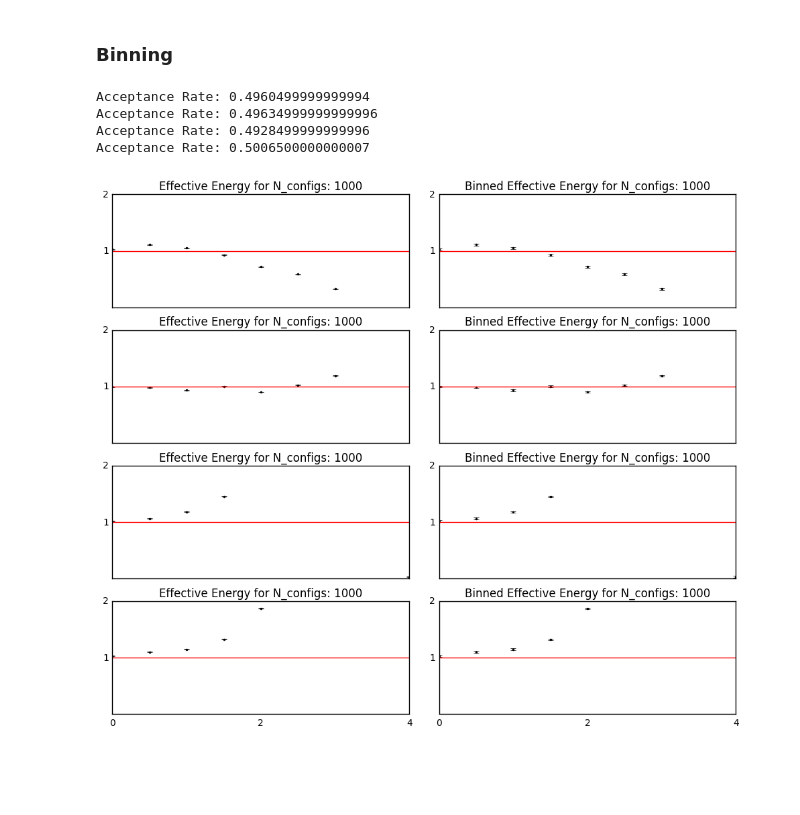
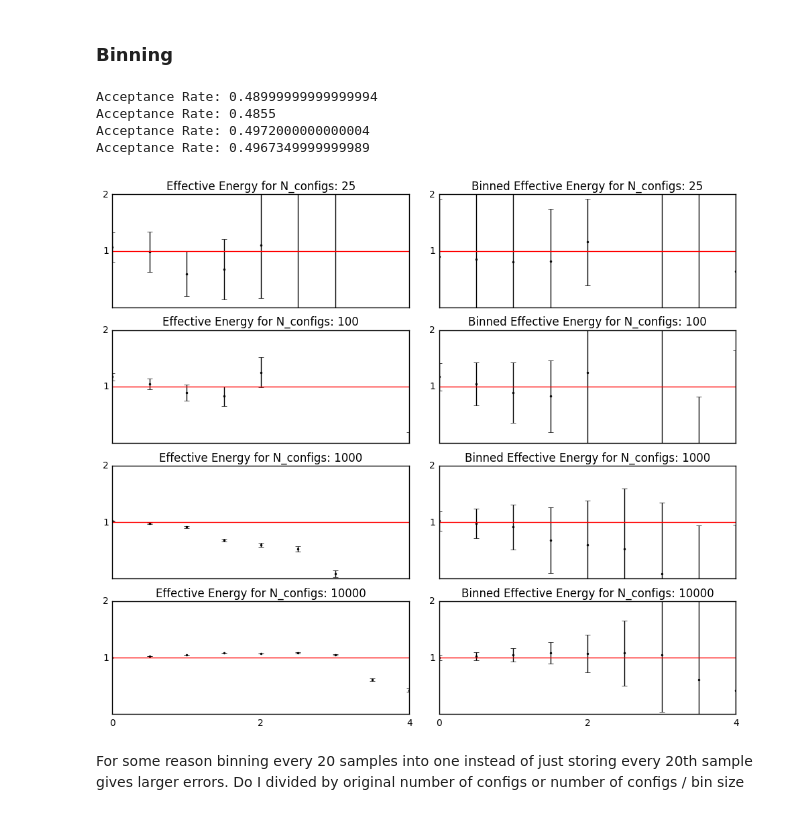
Before and after one commit to Shaun252/latticeQCD_novices, a Jupyter notebook: exercise_4.ipynb, the cells around one changed output. Cells and saved outputs as stored; diff of their text form; code cells hidden in the pictures; blank space fills up the shorter version.

```diff
--- a/exercise_4.ipynb
+++ b/exercise_4.ipynb
@@ -101,8 +101,8 @@ def binning(g, bin_size):
 
 def analysis_binned(n_sites, n_cfs_arr, v, m, a, dx, n_corr, bin_size, harmonic=True):
 
-    rows = int(np.ceil(len(n_cfs_arr)/2))
-    fig, axs =  plt.subplots(nrows=2*rows, ncols=rows, sharex='col', figsize=(12, 10), dpi=100)
+    rows = len(n_cfs_arr)
+    fig, axs =  plt.subplots(nrows=rows, ncols=2, sharex='col', figsize=(12, 10), dpi=100)
     fig.subplots_adjust(wspace=0.1, hspace=0.2)
     ax = axs.flat
 
@@ -110,25 +110,34 @@ def analysis_binned(n_sites, n_cfs_arr, v, m, a, dx, n_corr, bin_size, harmonic=
         gn, acc = markov_chain(n_sites=n_sites, n_configs=n_configs, v=v, m=m, a=a, dx=dx, n_corr=n_corr)
         binned_g = binning(g=gn, bin_size=bin_size)
 
-
+        ######################################################################################################
+        #Not Binned#
 
         avg = np.mean(gn,0)
         err = np.std(gn,0) / np.sqrt(n_configs)
         avg_shift = np.roll(avg, -1)
+        err_shift = np.roll(err, -1)
 
-        bin_avg = np.mean(binned_g,0)
-        bin_err = np.std(binned_g,0) / np.sqrt(n_configs/bin_size)
-        bin_avg_shift = np.roll(bin_avg, -1)
+        E_eff = np.log(np.divide(avg,avg_shift)) / a
+        E_eff_err = np.sqrt(np.divide(err, avg)**2 + np.divide(err_shift, avg_shift)**2)/ a / np.sqrt(n_configs/bin_size)
+
+        #######################################################################################################
+        #Binned#
+
+        avg_binned = np.mean(binned_g, 0)
+        err_binned = np.std(binned_g, 0)
+        avg_shift_binned = np.roll(avg_binned, -1)
+        err_shift_binned = np.roll(err_binned, -1)
+
+        E_eff_binned = np.log(np.divide(avg_binned, avg_shift_binned)) / a
+        E_eff_err_binned = np.sqrt(np.divide(err_binned, avg_binned)**2 + np.divide(err_shift_binned, avg_shift_binned)**2)/ a / np.sqrt(n_configs/bin_size)
 
 
         t = np.arange(0, n_sites * a, a)
-        E_eff = np.log(np.divide(avg,avg_shift)) / a
-        bin_E_eff = np.log(np.divide(bin_avg,bin_avg_shift)) / a
-
 
         ax[2*i].set_xlim(0, 4)
         ax[2*i].set_ylim(0, 2)
-        ax[2*i].errorbar(t, E_eff, yerr=err, fmt='o',  markersize=2, color='k')
+        ax[2*i].errorbar(t, E_eff, yerr=E_eff_err, fmt='o',  markersize=2, color='k')
         ax[2*i].tick_params(bottom="off", top="off", left="off", right="off")
         ax[2*i].set_title("Effective Energy for N_configs: " + str(n_configs))
         ax[2*i].set_xticks([0, 2, 4])
@@ -140,7 +149,7 @@ def analysis_binned(n_sites, n_cfs_arr, v, m, a, dx, n_corr, bin_size, harmonic=
 
         ax[2*i+1].set_xlim(0, 4)
         ax[2*i+1].set_ylim(0, 2)
-        ax[2*i+1].errorbar(t, bin_E_eff, yerr=bin_err, fmt='o',  markersize=2, color='k')
+        ax[2*i+1].errorbar(t, E_eff_binned, yerr=E_eff_err_binned, fmt='o',  markersize=2, color='k')
         ax[2*i+1].tick_params(bottom="off", top="off", left="off", right="off")
         ax[2*i+1].set_title("Binned Effective Energy for N_configs: " + str(n_configs))
         ax[2*i+1].set_xticks([0, 2, 4])
@@ -153,10 +162,12 @@ def analysis_binned(n_sites, n_cfs_arr, v, m, a, dx, n_corr, bin_size, harmonic=
         print("Acceptance Rate: " + str(acc))
     plt.show()
 # %%
-analysis_binned(n_sites=20, n_cfs_arr=[1000,1000,1000,1000], v=v_sho, m=1, a=0.5, dx=1.4, n_corr=1, bin_size = 20)
+analysis_binned(n_sites=20, n_cfs_arr=[25,100,1000,10000], v=v_sho, m=1, a=0.5, dx=1.4, n_corr=1, bin_size = 20)
 # %% [output]
-Acceptance Rate: 0.4960499999999994
-Acceptance Rate: 0.49634999999999996
-Acceptance Rate: 0.4928499999999996
-Acceptance Rate: 0.5006500000000007
+Acceptance Rate: 0.48999999999999994
+Acceptance Rate: 0.4855
+Acceptance Rate: 0.4972000000000004
+Acceptance Rate: 0.4967349999999989
-[figure, old version]
+[figure, new version]
+# %% [markdown]
+For some reason binning every 20 samples into one instead of just storing every 20th sample gives larger errors. Do I divided by original number of configs or number of configs / bin size
```
Also changed, not shown: 4 other files.
